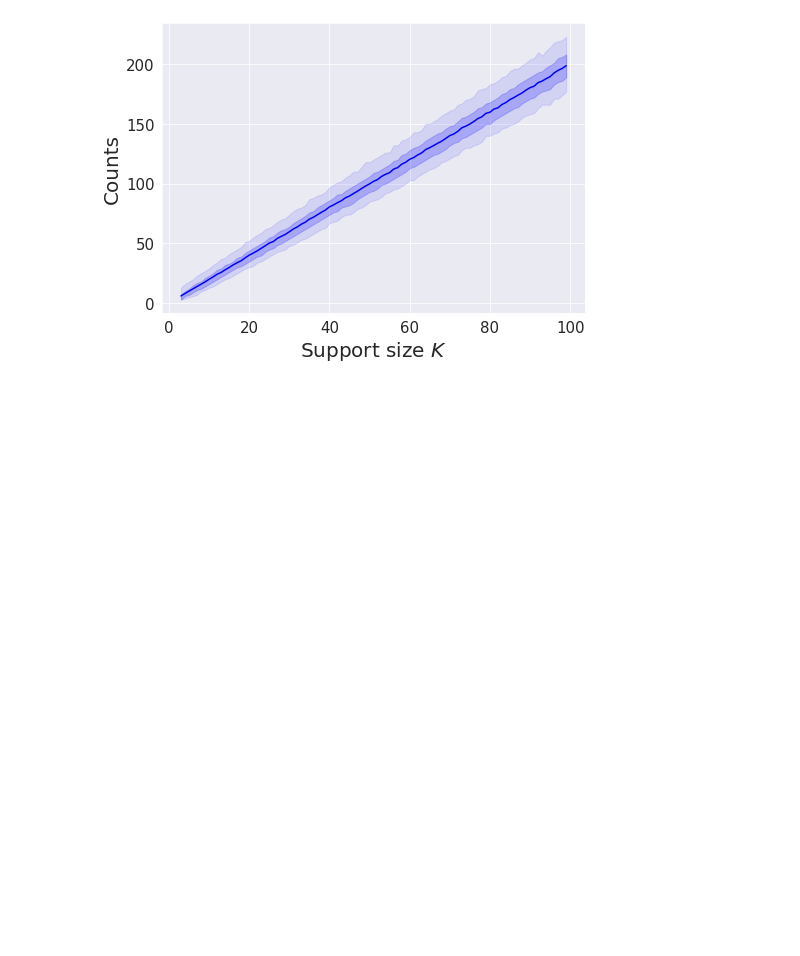
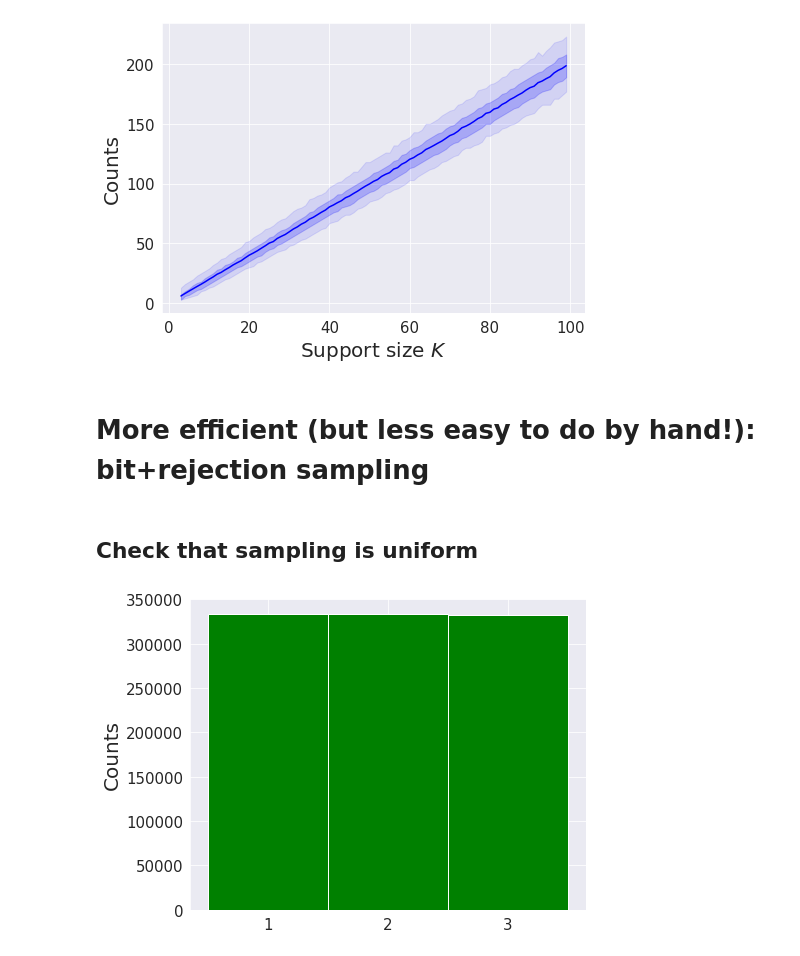
Before and after one commit to sauxpa/ML_101, a Jupyter notebook: coin_tossing.ipynb, the cells around one changed output. Saved outputs shown, nothing was run; the diff lists cells and outputs as text; code cells hidden in the pictures; blank space fills up the shorter version.

Commit message:
add bit+rejection

```diff
--- a/coin_tossing.ipynb
+++ b/coin_tossing.ipynb
@@ -42,7 +47,7 @@ counts = np.array(data)[:, 1]
 with sns.axes_style('darkgrid'):
     fig, ax = plt.subplots(figsize=(7, 5), nrows=1, ncols=1)
 
-    ax.hist(samples, bins=np.linspace(0, K, K + 1), color='b')
+    ax.hist(samples, bins=np.linspace(0, K, K + 1), color='blue')
     ax.set_xticks(np.linspace(1, K, K) - 0.5)
     ax.set_xticklabels(np.linspace(1, K, K).astype(int), fontsize=15)
     ax.set_ylabel('Counts', fontsize=20)
@@ -56,7 +63,7 @@ with sns.axes_style('darkgrid'):
 with sns.axes_style('darkgrid'):
     fig, ax = plt.subplots(figsize=(7, 5), nrows=1, ncols=1)
 
-    ax.hist(counts, bins=10, color='b')
+    ax.hist(counts, bins=10, color='blue')
     ax.set_yscale('log')
 
     plt.tight_layout()
@@ -88,3 +99,36 @@ with sns.axes_style('darkgrid'):
     plt.show()
 # %% [output]
 [figure]
+# %% [markdown]
+# More efficient (but less easy to do by hand!): bit+rejection sampling
+# %%
+def bit_rejection(K):
+    n = int(np.ceil(np.log2(K)))
+    x = K
+    count = 0
+    while x >= K:  # Rejection sampling
+        x = int("".join([str(b) for b in rng.binomial(1, 0.5, size=n)]), 2)  # Random bits
+        count += n  # Number of coin tosses
+    return x, count
+# %%
+K = 3
+M = int(1e6)
+data = np.array([bit_rejection(K) for _ in tqdm(range(M))])
+samples = np.array(data)[:, 0]
+counts = np.array(data)[:, 1]
+# %% [markdown]
+## Check that sampling is uniform
+# %%
+with sns.axes_style('darkgrid'):
+    fig, ax = plt.subplots(figsize=(7, 5), nrows=1, ncols=1)
+
+    ax.hist(samples, bins=np.linspace(0, K, K + 1), color='green')
+    ax.set_xticks(np.linspace(1, K, K) - 0.5)
+    ax.set_xticklabels(np.linspace(1, K, K).astype(int), fontsize=15)
+    ax.set_ylabel('Counts', fontsize=20)
+    ax.tick_params(axis='both', which='major', labelsize=15)
+
+    plt.tight_layout()
+    plt.show()
+# %% [output]
+[figure, added]
```
Also changed, not shown: parts of 11 cells of this notebook.
